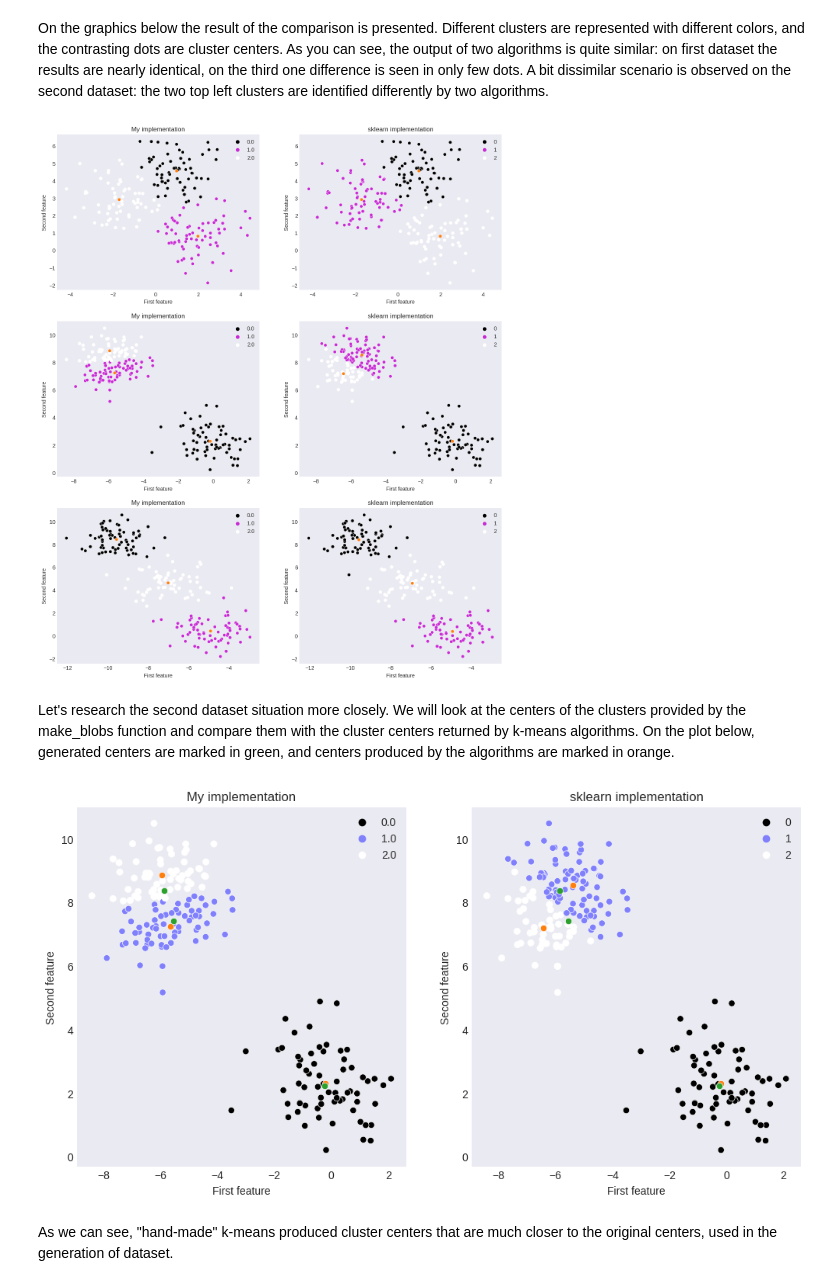
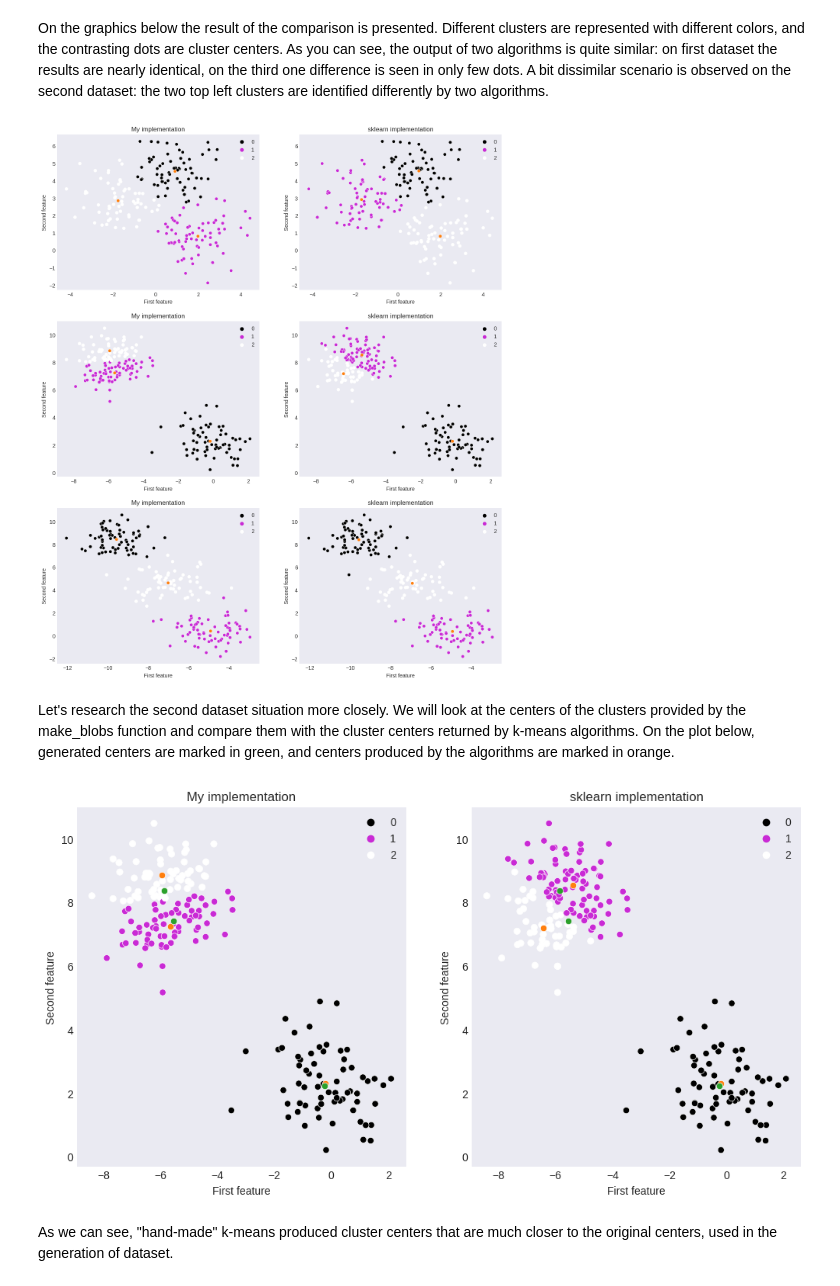
Before and after one commit to VFYAS/KMeans-implementation, a Jupyter notebook: kmeans implementation and report.ipynb, the cells around one changed output. Saved outputs shown, nothing was run; the diff lists cells and outputs as text; code cells hidden in the pictures.

```diff
--- a/kmeans implementation and report.ipynb
+++ b/kmeans implementation and report.ipynb
@@ -136,7 +150,7 @@ On the graphics below the result of the comparison is presented. Different clust
 fig, ax = plt.subplots(nrows=3, ncols=2, figsize=(15, 18))
 for row, sample_seed in enumerate([0, 5, 12]):
     X, y = make_blobs(n_samples=200, n_features=2, centers=3, random_state=sample_seed)
-    a = MyKMeans(n_clusters=3, random_state=0, heuristic='k-means++').fit(X)
+    a = MyKMeans(n_clusters=3, random_state=0, heuristic='k-means++', eps=0.1).fit(X)
     b = KMeans(n_clusters=3, random_state=0, init='k-means++').fit(X)
     for column, implementation in enumerate([(a, "My implementation"), (b, "sklearn implementation")]):
         sns.scatterplot(x=X[:, 0], y=X[:, 1], hue=implementation[0].predict(X), palette='gnuplot2',
@@ -149,28 +163,28 @@ for row, sample_seed in enumerate([0, 5, 12]):
         ax[row, column].set_title(implementation[1])
 plt.show()
 # %% [output]
-[figure, old version]
+[figure, new version]
 # %% [markdown]
 Let's research the second dataset situation more closely. We will look at the centers of the clusters provided by the make_blobs function and compare them with the cluster centers returned by k-means algorithms. On the plot below, generated centers are marked in green, and centers produced by the algorithms are marked in orange.
 # %%
 fig, ax = plt.subplots(nrows=1, ncols=2, figsize=(12, 6))
 X, y, actual_centers = make_blobs(n_samples=200, n_features=2, centers=3, random_state=5, return_centers=True)
-a = MyKMeans(n_clusters=3, random_state=0, heuristic='k-means++').fit(X)
+a = MyKMeans(n_clusters=3, random_state=0, heuristic='k-means++', eps = 0.01).fit(X)
 b = KMeans(n_clusters=3, random_state=0, init='k-means++').fit(X)
 for column, implementation in enumerate([(a, "My implementation"), (b, "sklearn implementation")]):
-    sns.scatterplot(x=X[:, 0], y=X[:, 1], hue=implementation[0].predict(X), palette='gist_stern', ax=ax[column])
+    sns.scatterplot(x=X[:, 0], y=X[:, 1], hue=implementation[0].predict(X), palette='gnuplot2', ax=ax[column])
     # i chose this palette to contrast the centers
 
     ax[column].set_xlabel("First feature")
     ax[column].set_ylabel("Second feature")
 
     sns.scatterplot(x=implementation[0].cluster_centers_[:, 0],
                     y=implementation[0].cluster_centers_[:, 1], ax=ax[column])
-    sns.scatterplot(x=actual_centers[:, 0], y=actual_centers[:, 1], ax=ax[column], palette="gist_stern")
+    sns.scatterplot(x=actual_centers[:, 0], y=actual_centers[:, 1], ax=ax[column], palette="gnuplot2")
     ax[column].set_title(implementation[1])
 plt.show()
 # %% [output]
-[figure, old version]
+[figure, new version]
 # %% [markdown]
 As we can see, "hand-made" k-means produced cluster centers that are much closer to the original centers, used in the generation of dataset.
 # %% [markdown]
```
Also changed, not shown: parts of 10 cells of this notebook.
